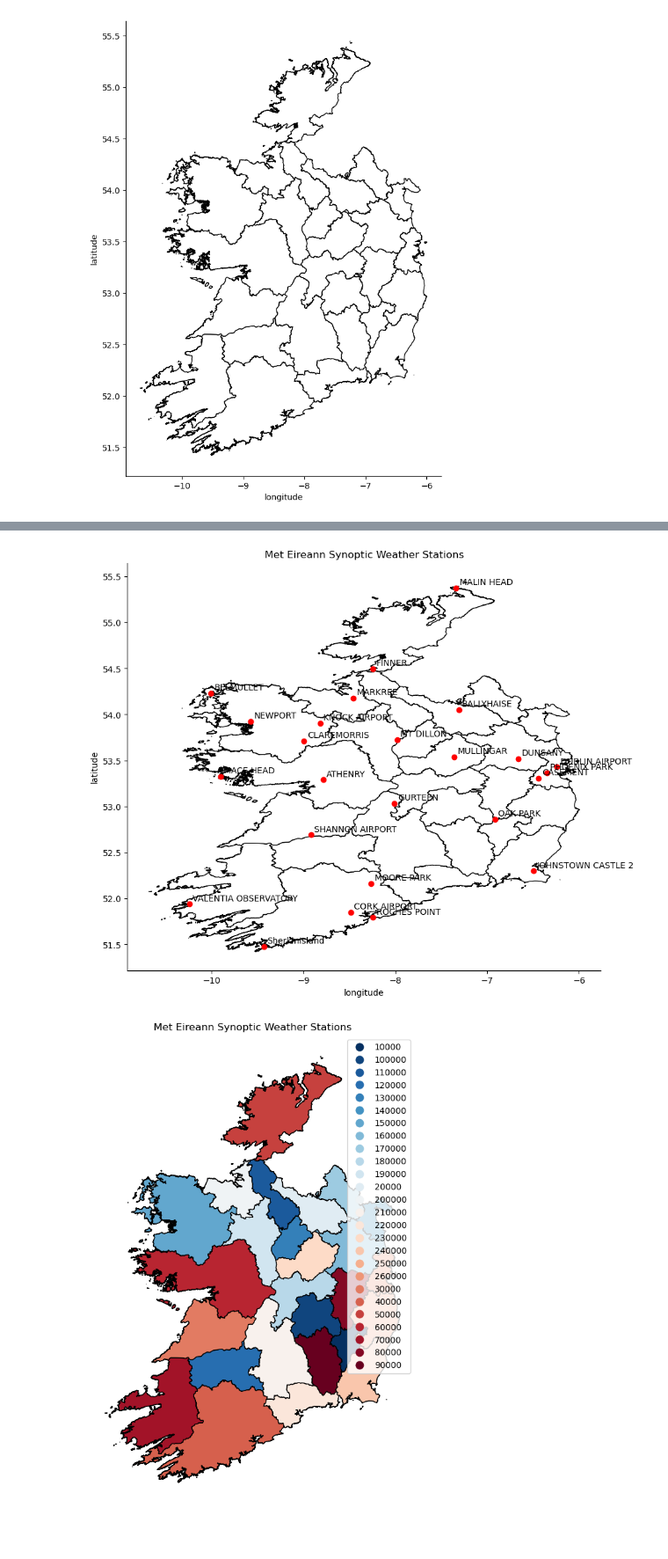
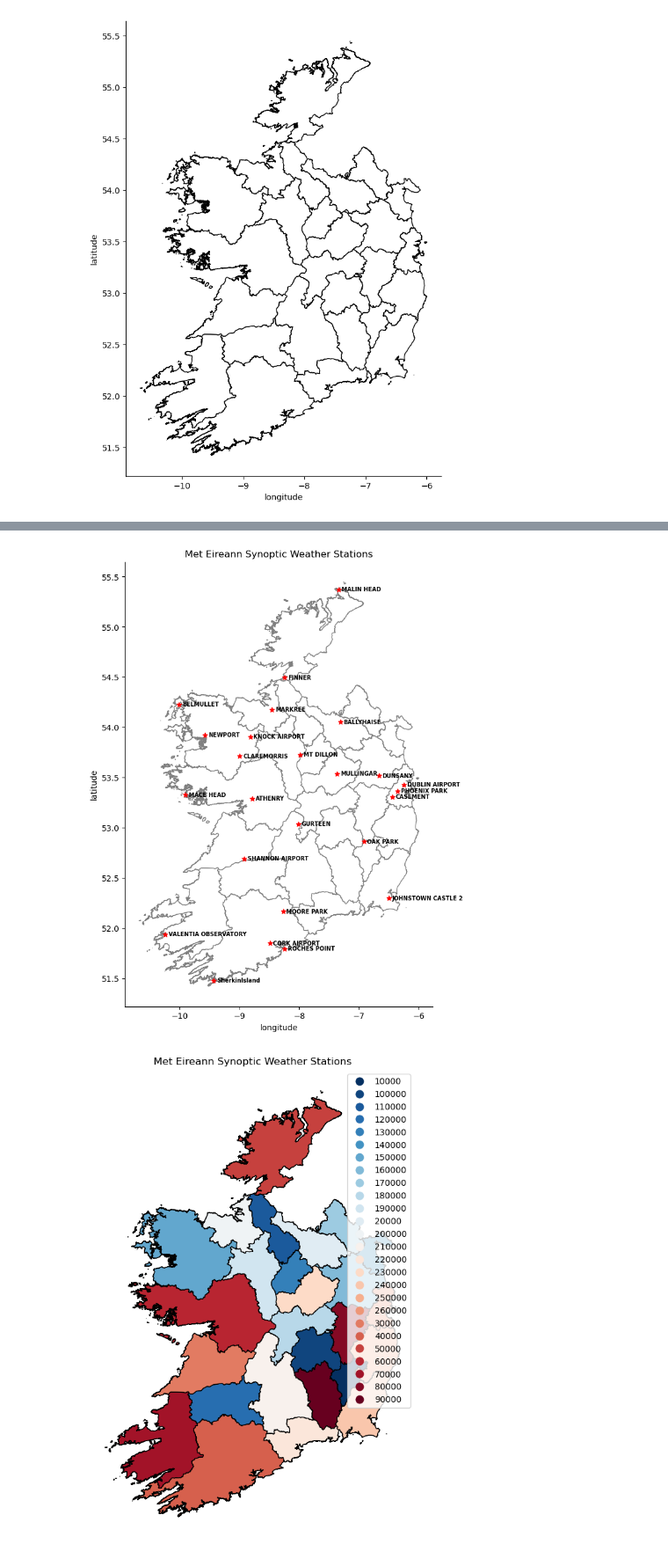
Before and after one commit to eoghanpw/PFDA-project, a Jupyter notebook: project_2.ipynb, the cells around one changed output, grey strips where cells are left out. Shown at 88% size. Saved outputs shown, nothing was run; the diff lists cells and outputs as text; code cells hidden in the pictures; blank space fills up the shorter version.

```diff
--- a/project_2.ipynb
+++ b/project_2.ipynb
@@ -78,28 +78,34 @@ station_df.head()
 | 3 | Dublin | 3723 | CASEMENT | 91 | 304100 | 229500 | 53.30556 | -6.43889 | 1944 | ... |
 | 4 | Mayo | 2175 | CLAREMORRIS | 68 | 134523 | 273883 | 53.71083 | -8.99250 | 2010 | ... |
 # %%
-fig, gax = plt.subplots(figsize=(10,10))
+#https://geopandas.org/en/stable/docs/reference/api/geopandas.GeoDataFrame.set_crs.html
+station_df = station_df.set_crs(4326, allow_override=True)
+
+#https://geopandas.org/en/stable/docs/user_guide/mapping.html#maps-with-layers
+fig, gax = plt.subplots(figsize=(10, 10))
 
 # By only plotting rows in which the continent is 'South America' we only plot SA.
-ireland.plot(ax=gax, edgecolor='black',color='white')
+base = ireland.plot(ax=gax, edgecolor='gray',color='white')
 
-station_df.plot(ax=gax, color='red')
+station_df.plot(ax=base, marker='*', color='red')
+
+
 
 # By the way, if you haven't read the book 'longitude' by Dava Sobel, you should...
 gax.set_xlabel('longitude')
 gax.set_ylabel('latitude')
 gax.set_title('Met Eireann Synoptic Weather Stations')
 
 gax.spines['top'].set_visible(False)
 gax.spines['right'].set_visible(False)
 
 # Label the cities
 for x, y, label in zip(station_df['coordinates'].x, station_df['coordinates'].y, station_df['name']):
-    gax.annotate(label, xy=(x,y), xytext=(4,4), textcoords='offset points')
+    gax.annotate(label, xy=(x,y), xytext=(4, -2), textcoords='offset points', size='x-small', weight='bold')
 
 plt.show()
 # %% [output]
-[figure, old version]
+[figure, new version]
 # %%
 fig, gax = plt.subplots(figsize=(10, 10))
 
```
Also changed, not shown: 1 other file.
